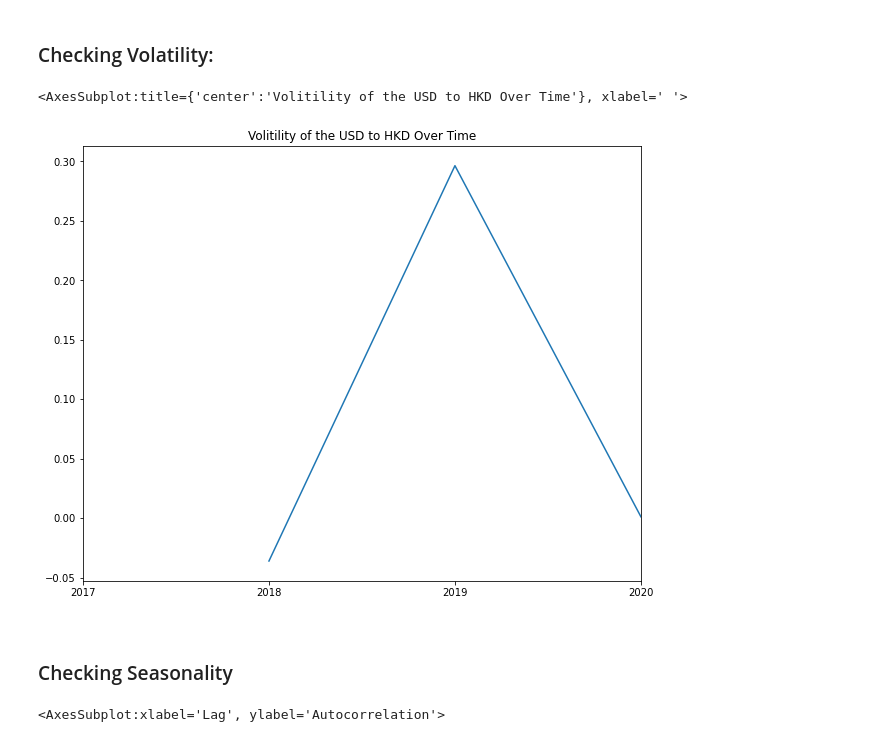
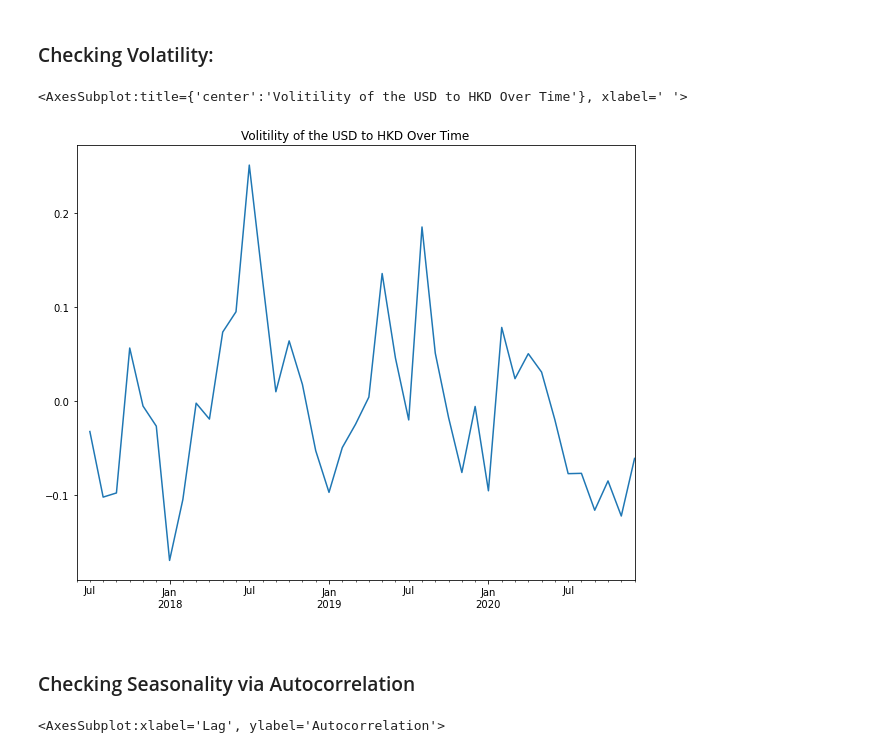
Before and after one commit to DeangeloBowen1/observing-east-asia-currencies, a Jupyter notebook: explore.ipynb, the cells around one changed output. Cells and saved outputs as stored; diff of their text form; code cells hidden in the pictures.

```diff
--- a/explore.ipynb
+++ b/explore.ipynb
@@ -369,12 +380,12 @@ plt.legend()
 ### Checking Volatility:
 # %%
 plt.figure(figsize=(10,8))
-y.resample('Y').mean().diff().plot(title='Volitility of the USD to HKD Over Time', xlabel= ' ')
+y.resample('M').mean().diff().plot(title='Volitility of the USD to HKD Over Time', xlabel= ' ')
 # %% [output]
 <AxesSubplot:title={'center':'Volitility of the USD to HKD Over Time'}, xlabel=' '>
-[figure, old version]
+[figure, new version]
 # %% [markdown]
-### Checking Seasonality
+### Checking Seasonality via Autocorrelation
 # %%
 pd.plotting.autocorrelation_plot(y.resample('W').mean())
 # %% [output]
```
Also changed, not shown: parts of 46 cells of this notebook, 3 other files.
